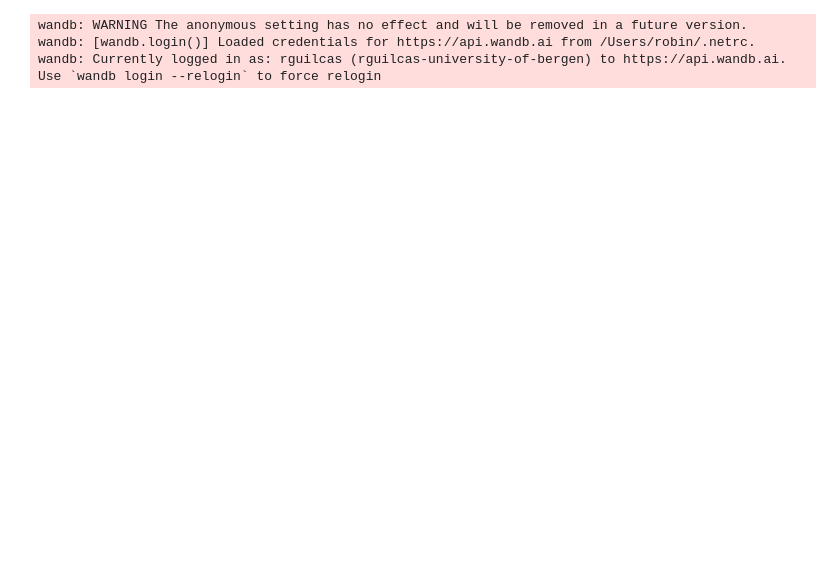
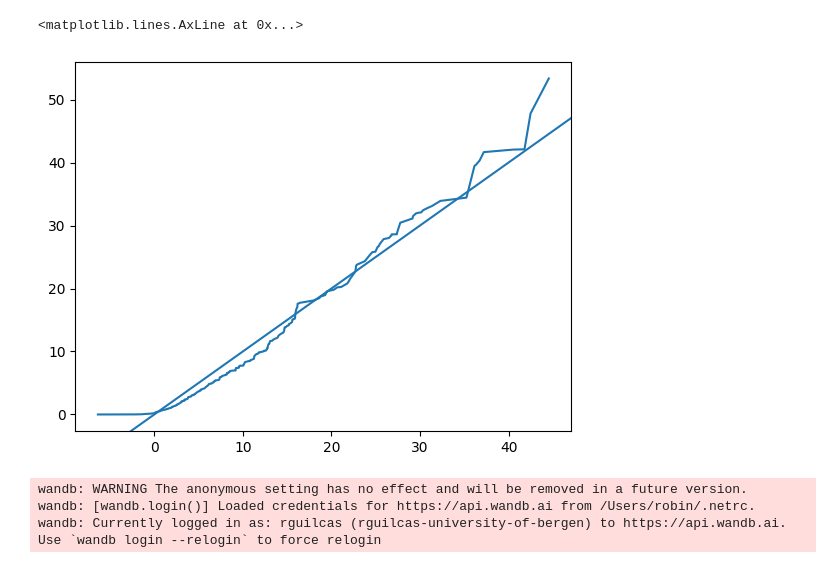
Before and after one commit to rguilcas/BCCR-ml-project-example, a Jupyter notebook: notebooks/Tests.ipynb, the cells around one changed output. Cells and saved outputs as stored; diff of their text form; code cells hidden in the pictures; blank space fills up the shorter version.

```diff
--- a/notebooks/Tests.ipynb
+++ b/notebooks/Tests.ipynb
@@ -24,3 +139,10 @@ plt.axline((0,0), slope=1, color='red', linestyle='--')
+# %%
+# plt.plot(df.query("data_slice == 'test'").sort_values('target').target.values)
+plt.plot(df.query("data_slice == 'test'").sort_values('prediction').prediction.values, df.query("data_slice == 'test'").sort_values('target').target.values)
+plt.axline((0,0) ,slope=1)
+# %% [output]
+<matplotlib.lines.AxLine at 0x...>
+[figure, added]
 # %%
 config = load_config('configs/experiments/default.yml')
 
```
Also changed, not shown: parts of 16 cells of this notebook, 11 other files.
